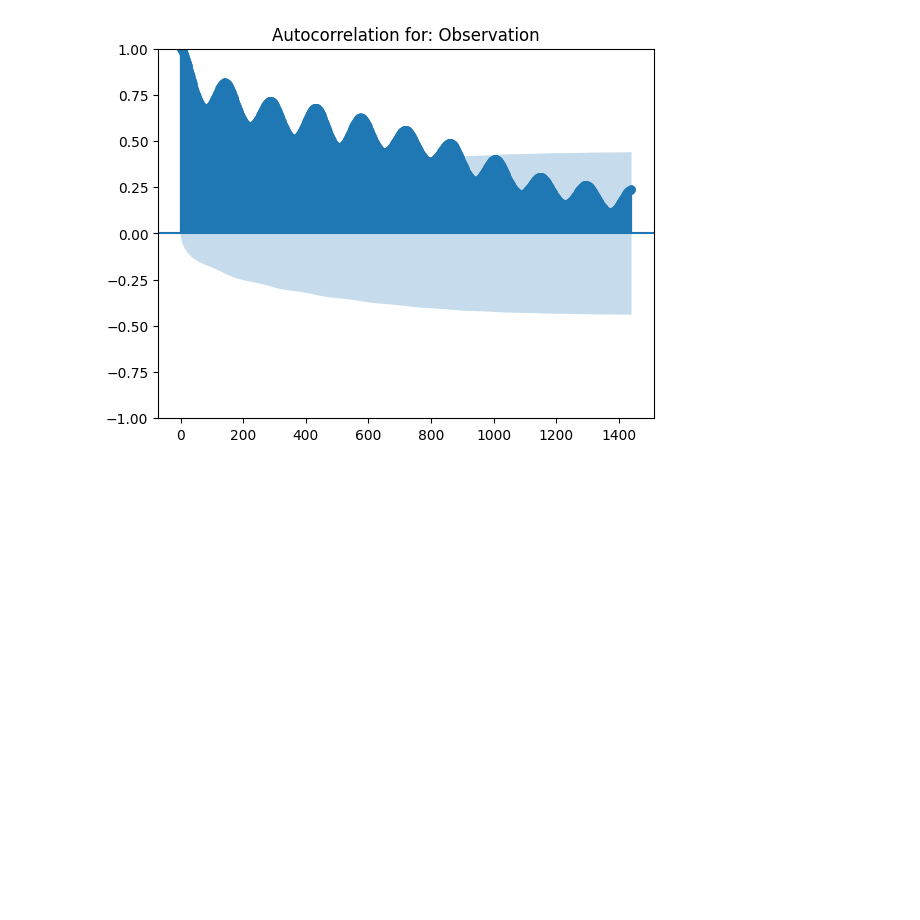
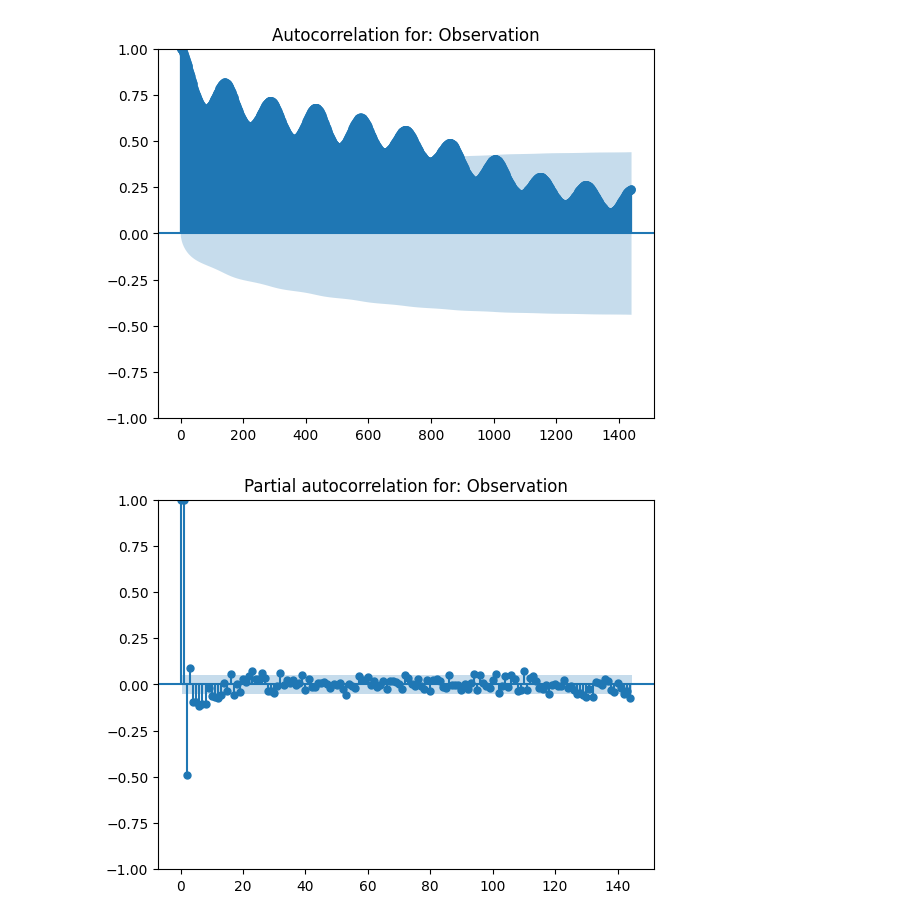
Before and after one commit to duff9/Time-Series-Forecasting-System, a Jupyter notebook: example_climate.ipynb, the cells around one changed output. Cells and saved outputs as stored; diff of their text form; code cells hidden in the pictures; blank space fills up the shorter version.

```diff
--- a/example_climate.ipynb
+++ b/example_climate.ipynb
@@ -21,9 +38,11 @@ observation_data[['Observation', 'Minute_of_day_cos']][1:1440].plot()
 # %%
 da.plot_correlation_heatmap(observation_data[1:100])
 da.plot_autocorrelation(observation_data['Observation'][1:14400], 1440)
+da.plot_partial_autocorrelation(observation_data['Observation'][1:1440], 144)
 # %% [output]
 [figure]
 [figure]
+[figure, added]
 # %%
 configuration = {
     # LSTM options
```
Also changed, not shown: parts of 3 cells of this notebook.
